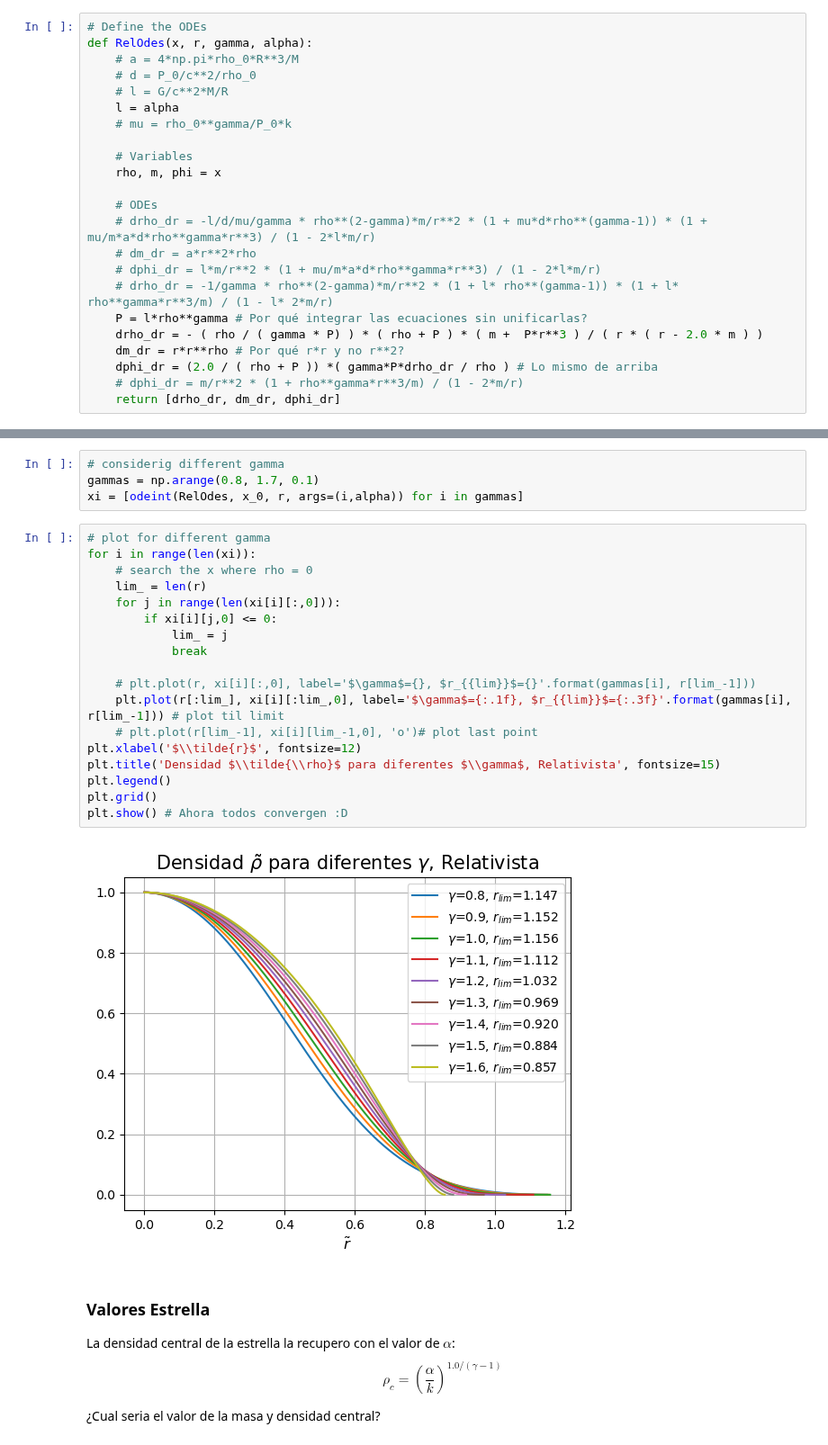
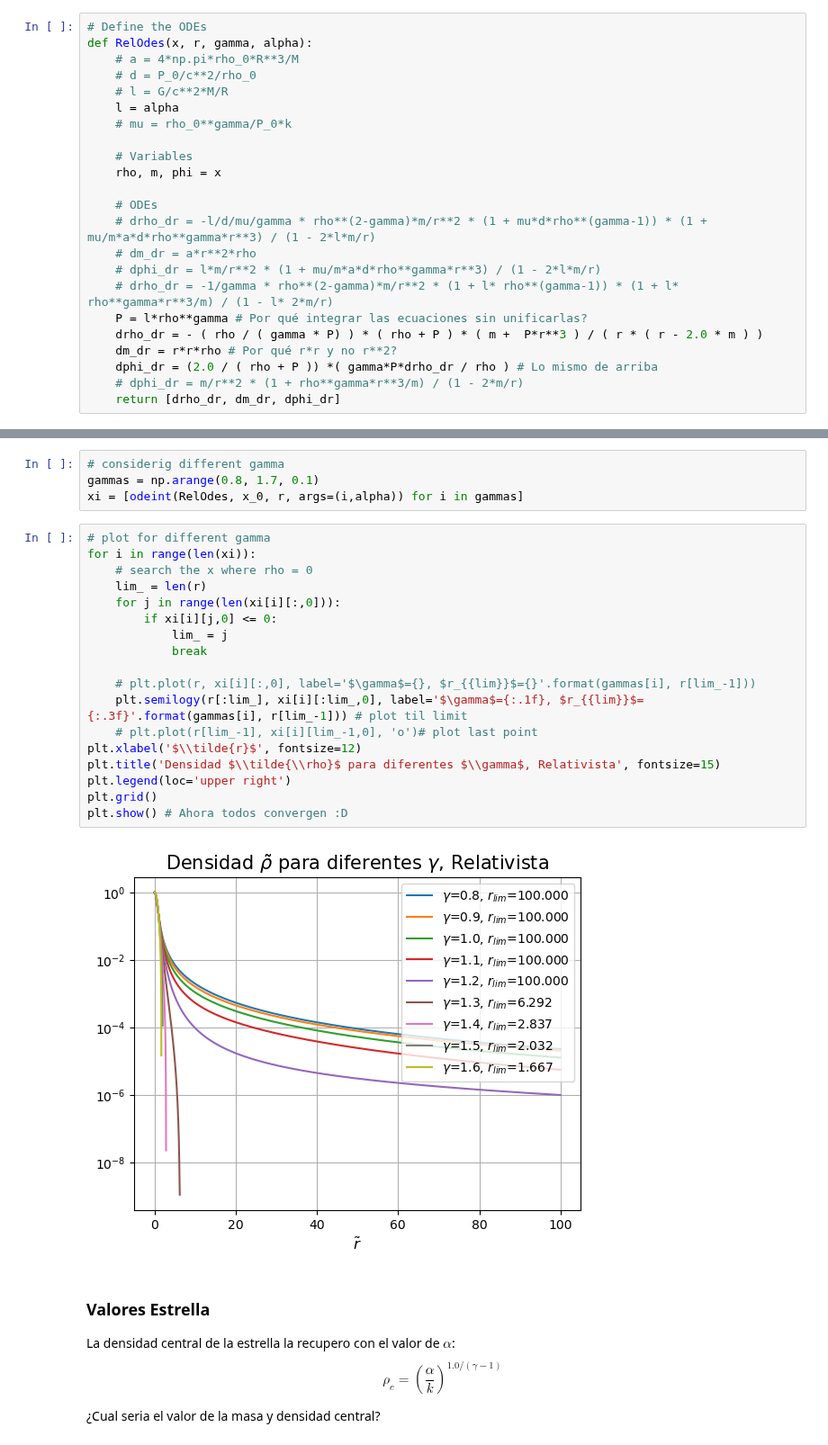
Before and after one commit to Vendetta0462/CalculosSimulaciones, a Jupyter notebook: hidrostatica.ipynb, the cells around one changed output, grey strips where cells are left out. Shown at 90% size. Saved outputs shown, nothing was run; the diff lists cells and outputs as text.

```diff
--- a/hidrostatica.ipynb
+++ b/hidrostatica.ipynb
@@ -152,7 +152,7 @@ def RelOdes(x, r, gamma, alpha):
     # drho_dr = -1/gamma * rho**(2-gamma)*m/r**2 * (1 + l* rho**(gamma-1)) * (1 + l* rho**gamma*r**3/m) / (1 - l* 2*m/r)
     P = l*rho**gamma # Por qué integrar las ecuaciones sin unificarlas?
     drho_dr = - ( rho / ( gamma * P) ) * ( rho + P ) * ( m +  P*r**3 ) / ( r * ( r - 2.0 * m ) )
-    dm_dr = r*r**rho # Por qué r*r y no r**2?
+    dm_dr = r*r*rho # Por qué r*r y no r**2?
     dphi_dr = (2.0 / ( rho + P )) *( gamma*P*drho_dr / rho ) # Lo mismo de arriba
     # dphi_dr = m/r**2 * (1 + rho**gamma*r**3/m) / (1 - 2*m/r)
     return [drho_dr, dm_dr, dphi_dr]
@@ -214,23 +214,23 @@ xi = [odeint(RelOdes, x_0, r, args=(i,alpha)) for i in gammas]
 # %%
 # plot for different gamma
 for i in range(len(xi)):
     # search the x where rho = 0
     lim_ = len(r)
     for j in range(len(xi[i][:,0])):
         if xi[i][j,0] <= 0:
             lim_ = j
             break
 
     # plt.plot(r, xi[i][:,0], label='$\gamma$={}, $r_{{lim}}$={}'.format(gammas[i], r[lim_-1]))
-    plt.plot(r[:lim_], xi[i][:lim_,0], label='$\gamma$={:.1f}, $r_{{lim}}$={:.3f}'.format(gammas[i], r[lim_-1])) # plot til limit
+    plt.semilogy(r[:lim_], xi[i][:lim_,0], label='$\gamma$={:.1f}, $r_{{lim}}$={:.3f}'.format(gammas[i], r[lim_-1])) # plot til limit
     # plt.plot(r[lim_-1], xi[i][lim_-1,0], 'o')# plot last point
 plt.xlabel('$\\tilde{r}$', fontsize=12)
 plt.title('Densidad $\\tilde{\\rho}$ para diferentes $\\gamma$, Relativista', fontsize=15)
-plt.legend()
+plt.legend(loc='upper right')
 plt.grid()
 plt.show() # Ahora todos convergen :D
 # %% [output]
-[figure, old version]
+[figure, new version]
 # %% [markdown]
 ### Valores Estrella
 
```
Also changed, not shown: parts of 4 cells of this notebook.
